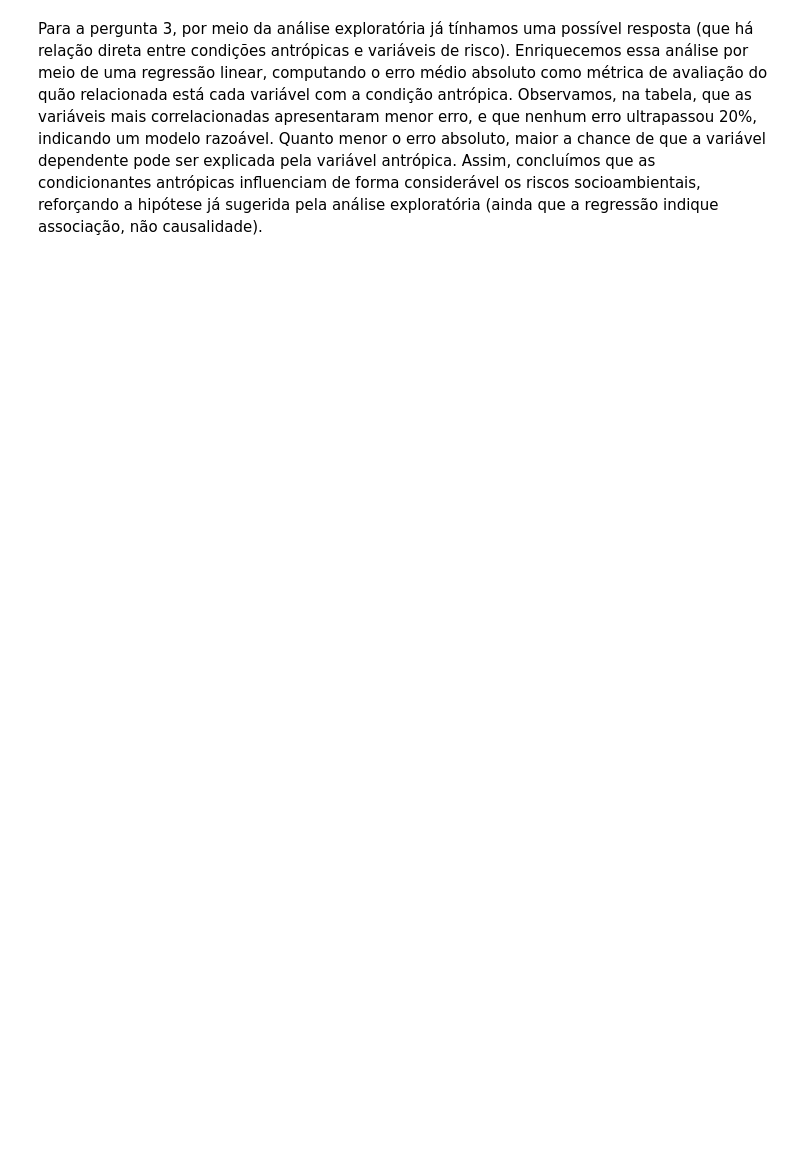
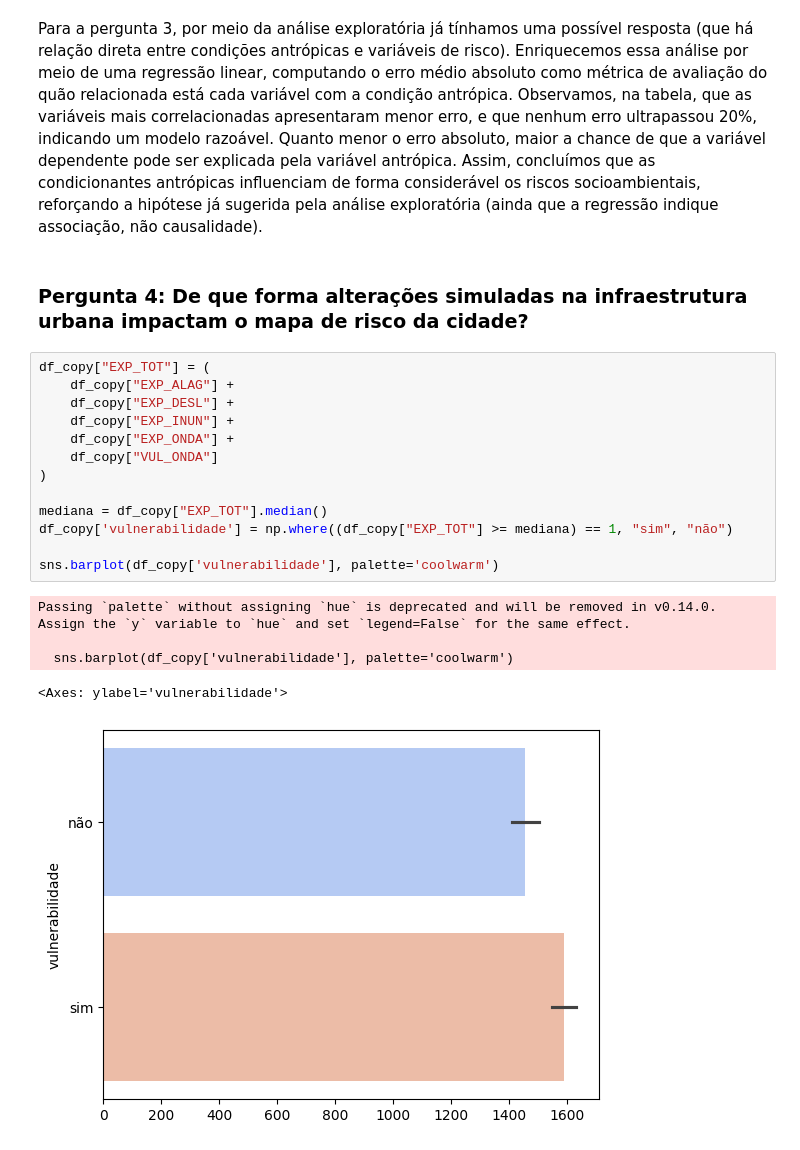
Before and after one commit to luizfgontijo/icd-project, a Jupyter notebook: analise.ipynb, the cells around one changed output. Drawn from its saved outputs; the diff is of its cells as text; blank space fills up the shorter version.

```diff
--- a/analise.ipynb
+++ b/analise.ipynb
@@ -1217,2 +1206,23 @@ pd.DataFrame(tabela).sort_values(by='Correlação', ascending=False)
 # %% [markdown]
 Para a pergunta 3, por meio da análise exploratória já tínhamos uma possível resposta (que há relação direta entre condições antrópicas e variáveis de risco). Enriquecemos essa análise por meio de uma regressão linear, computando o erro médio absoluto como métrica de avaliação do quão relacionada está cada variável com a condição antrópica. Observamos, na tabela, que as variáveis mais correlacionadas apresentaram menor erro, e que nenhum erro ultrapassou 20%, indicando um modelo razoável. Quanto menor o erro absoluto, maior a chance de que a variável dependente pode ser explicada pela variável antrópica. Assim, concluímos que as condicionantes antrópicas influenciam de forma considerável os riscos socioambientais, reforçando a hipótese já sugerida pela análise exploratória (ainda que a regressão indique associação, não causalidade).
+# %% [markdown]
+### Pergunta 4: De que forma alterações simuladas na infraestrutura urbana impactam o mapa de risco da cidade?
+# %%
+df_copy["EXP_TOT"] = (
+    df_copy["EXP_ALAG"] +
+    df_copy["EXP_DESL"] +
+    df_copy["EXP_INUN"] +
+    df_copy["EXP_ONDA"] +
+    df_copy["VUL_ONDA"]
+)
+
+mediana = df_copy["EXP_TOT"].median()
+df_copy['vulnerabilidade'] = np.where((df_copy["EXP_TOT"] >= mediana) == 1, "sim", "não")
+
+sns.barplot(df_copy['vulnerabilidade'], palette='coolwarm')
+# %% [output]
+Passing `palette` without assigning `hue` is deprecated and will be removed in v0.14.0. Assign the `y` variable to `hue` and set `legend=False` for the same effect.
+
+  sns.barplot(df_copy['vulnerabilidade'], palette='coolwarm')
+<Axes: ylabel='vulnerabilidade'>
+[figure, added]
```
Also changed, not shown: parts of 8 cells of this notebook.
